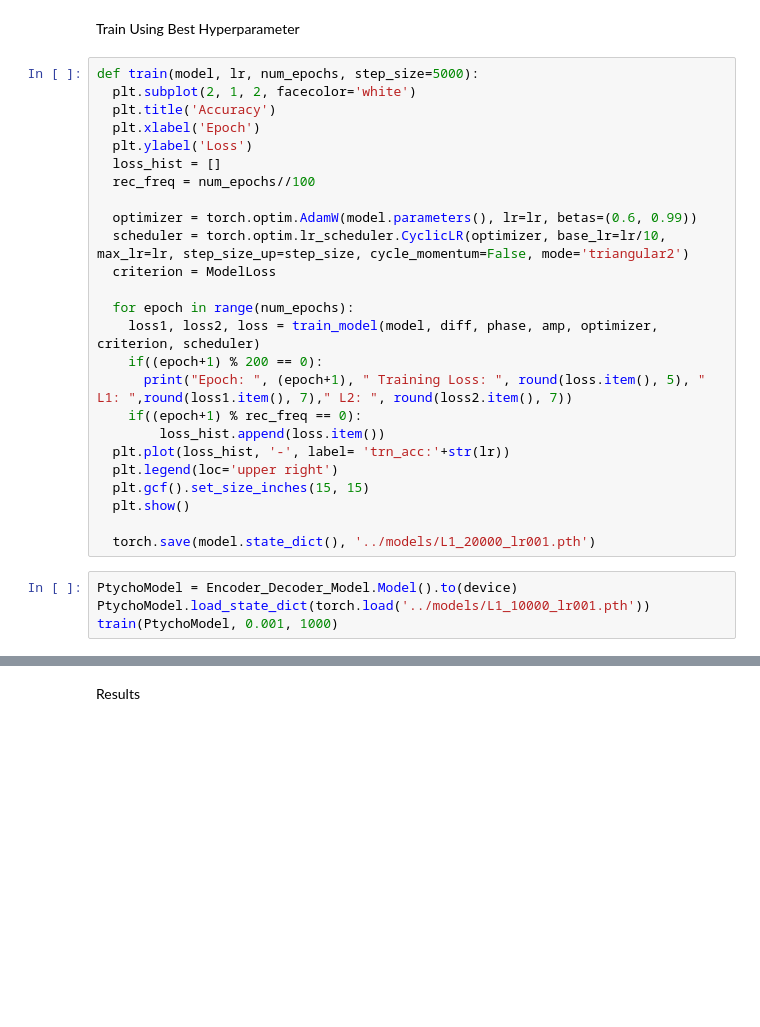
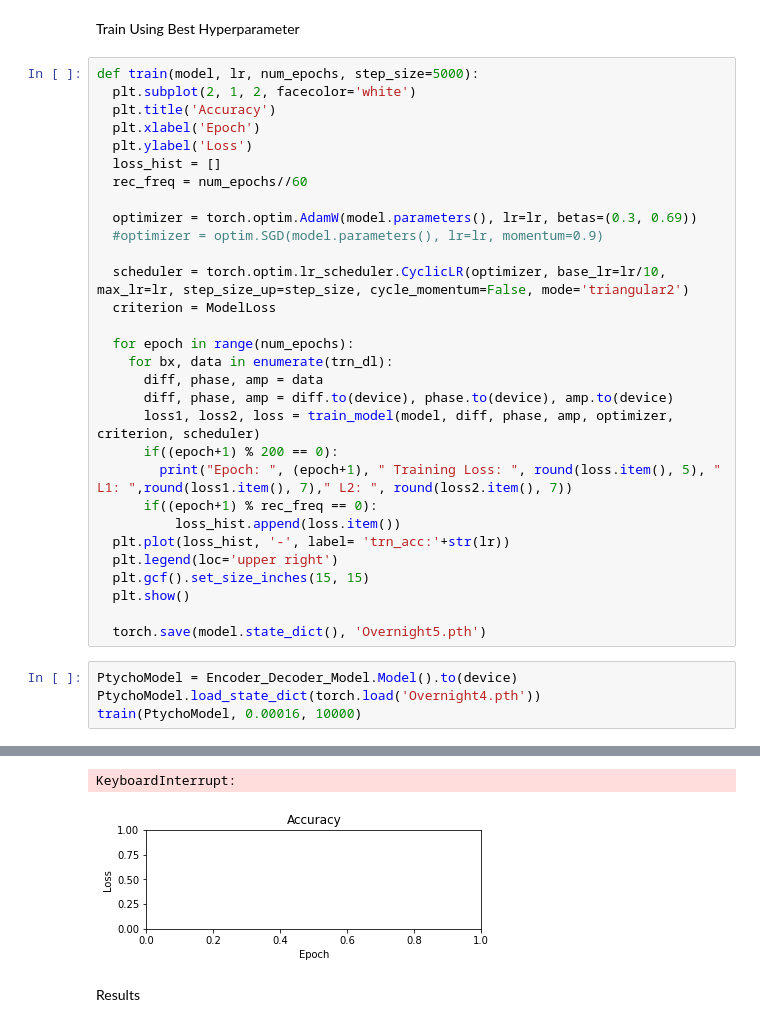
Before and after one commit to nakahatar111/ptychography, a Jupyter notebook: Encoder_Decoder_Model/Hyperparameter.ipynb, the cells around one changed output, grey strips where cells are left out. Cells and saved outputs as stored; diff of their text form; blank space fills up the shorter version.

```diff
--- a/Encoder_Decoder_Model/Hyperparameter.ipynb
+++ b/Encoder_Decoder_Model/Hyperparameter.ipynb
@@ -111,25 +126,31 @@ def train(model, lr, num_epochs, step_size=5000):
   plt.xlabel('Epoch')
   plt.ylabel('Loss')
   loss_hist = []
-  rec_freq = num_epochs//100
+  rec_freq = num_epochs//60
 
-  optimizer = torch.optim.AdamW(model.parameters(), lr=lr, betas=(0.6, 0.99))
+  optimizer = torch.optim.AdamW(model.parameters(), lr=lr, betas=(0.3, 0.69))
+  #optimizer = optim.SGD(model.parameters(), lr=lr, momentum=0.9)
+
   scheduler = torch.optim.lr_scheduler.CyclicLR(optimizer, base_lr=lr/10, max_lr=lr, step_size_up=step_size, cycle_momentum=False, mode='triangular2')
   criterion = ModelLoss
 
   for epoch in range(num_epochs):
-    loss1, loss2, loss = train_model(model, diff, phase, amp, optimizer, criterion, scheduler)
-    if((epoch+1) % 200 == 0):
-      print("Epoch: ", (epoch+1), " Training Loss: ", round(loss.item(), 5), " L1: ",round(loss1.item(), 7)," L2: ", round(loss2.item(), 7))
-    if((epoch+1) % rec_freq == 0):
-        loss_hist.append(loss.item())
+    for bx, data in enumerate(trn_dl):
+      diff, phase, amp = data
+      diff, phase, amp = diff.to(device), phase.to(device), amp.to(device)
+      loss1, loss2, loss = train_model(model, diff, phase, amp, optimizer, criterion, scheduler)
+      if((epoch+1) % 200 == 0):
+        print("Epoch: ", (epoch+1), " Training Loss: ", round(loss.item(), 5), " L1: ",round(loss1.item(), 7)," L2: ", round(loss2.item(), 7))
+      if((epoch+1) % rec_freq == 0):
+          loss_hist.append(loss.item())
   plt.plot(loss_hist, '-', label= 'trn_acc:'+str(lr))
   plt.legend(loc='upper right')
   plt.gcf().set_size_inches(15, 15)
   plt.show()
 
-  torch.save(model.state_dict(), '../models/L1_20000_lr001.pth')
+  torch.save(model.state_dict(), 'Overnight5.pth')
 # %%
 PtychoModel = Encoder_Decoder_Model.Model().to(device)
-PtychoModel.load_state_dict(torch.load('../models/L1_10000_lr001.pth'))
-train(PtychoModel, 0.001, 1000)
+PtychoModel.load_state_dict(torch.load('Overnight4.pth'))
+train(PtychoModel, 0.00016, 10000)
+# %% [output]
@@ -136,3 +164,5 @@ train(PtychoModel, 0.001, 1000)
+KeyboardInterrupt:
+[figure, added]
 # %% [markdown]
 Results
 # %%
```
Also changed, not shown: parts of 10 cells of this notebook, 36 other files.
